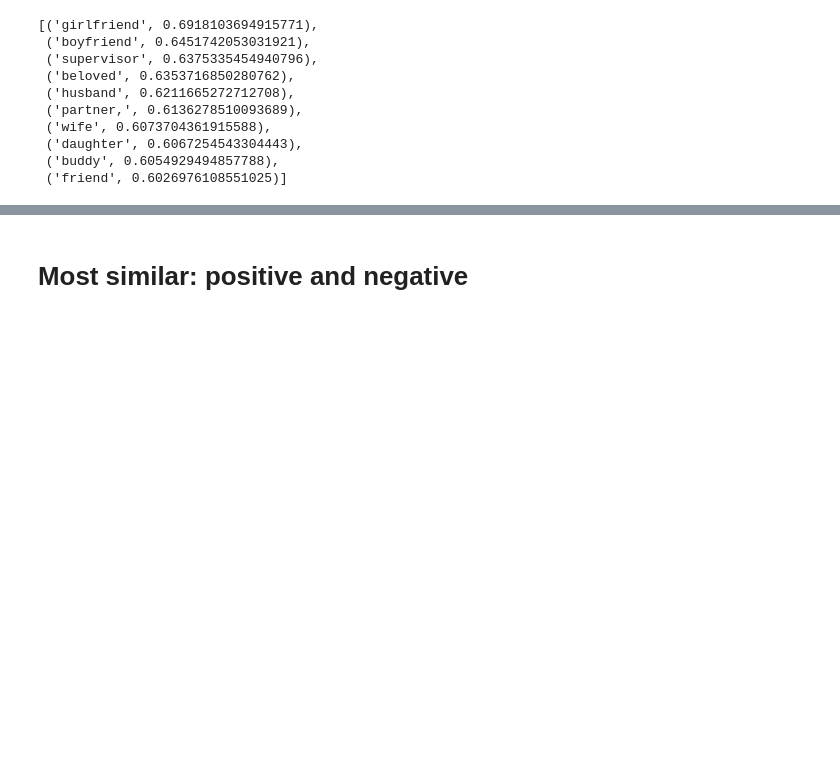
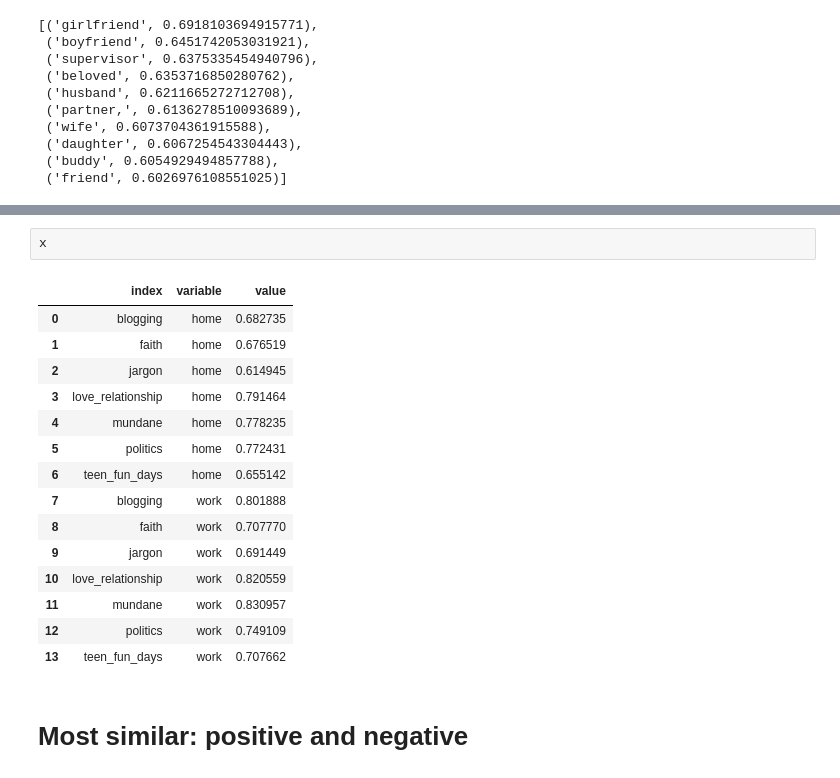
Before and after one commit to elena-du/Blogger_Boost, a Jupyter notebook: code/III-Part1_Topical_Word_Embeddings.ipynb, the cells around one changed output, grey strips where cells are left out. Drawn from its saved outputs; the diff is of its cells as text; blank space fills up the shorter version.

```diff
--- a/code/III-Part1_Topical_Word_Embeddings.ipynb
+++ b/code/III-Part1_Topical_Word_Embeddings.ipynb
@@ -160,3 +301,21 @@ embds['jargon'].similar_by_word('partner')
+# %%
+x
+# %% [output]
+|  | index | variable | value |
+| 0 | blogging | home | 0.682735 |
+| 1 | faith | home | 0.676519 |
+| 2 | jargon | home | 0.614945 |
+| 3 | love_relationship | home | 0.791464 |
+| 4 | mundane | home | 0.778235 |
+| 5 | politics | home | 0.772431 |
+| 6 | teen_fun_days | home | 0.655142 |
+| 7 | blogging | work | 0.801888 |
+| 8 | faith | work | 0.707770 |
+| 9 | jargon | work | 0.691449 |
+| 10 | love_relationship | work | 0.820559 |
+| 11 | mundane | work | 0.830957 |
+| 12 | politics | work | 0.749109 |
+| 13 | teen_fun_days | work | 0.707662 |
 # %% [markdown]
 # Most similar: positive and negative
 # %%
```
Also changed, not shown: parts of 19 cells of this notebook, 16 other files.
